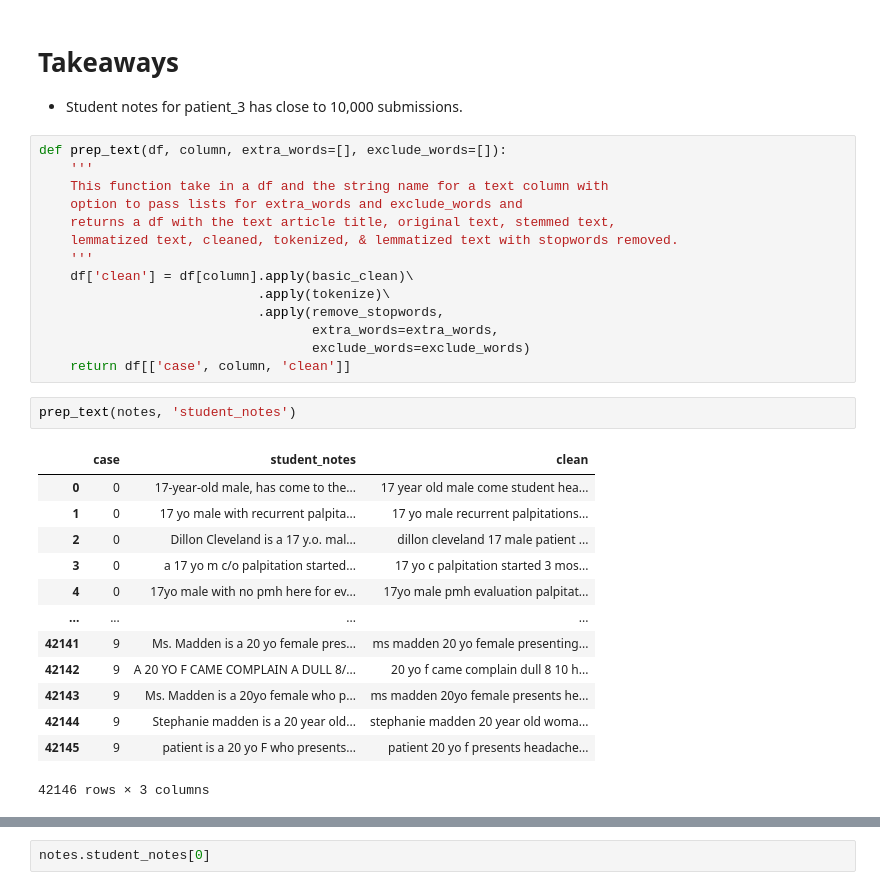
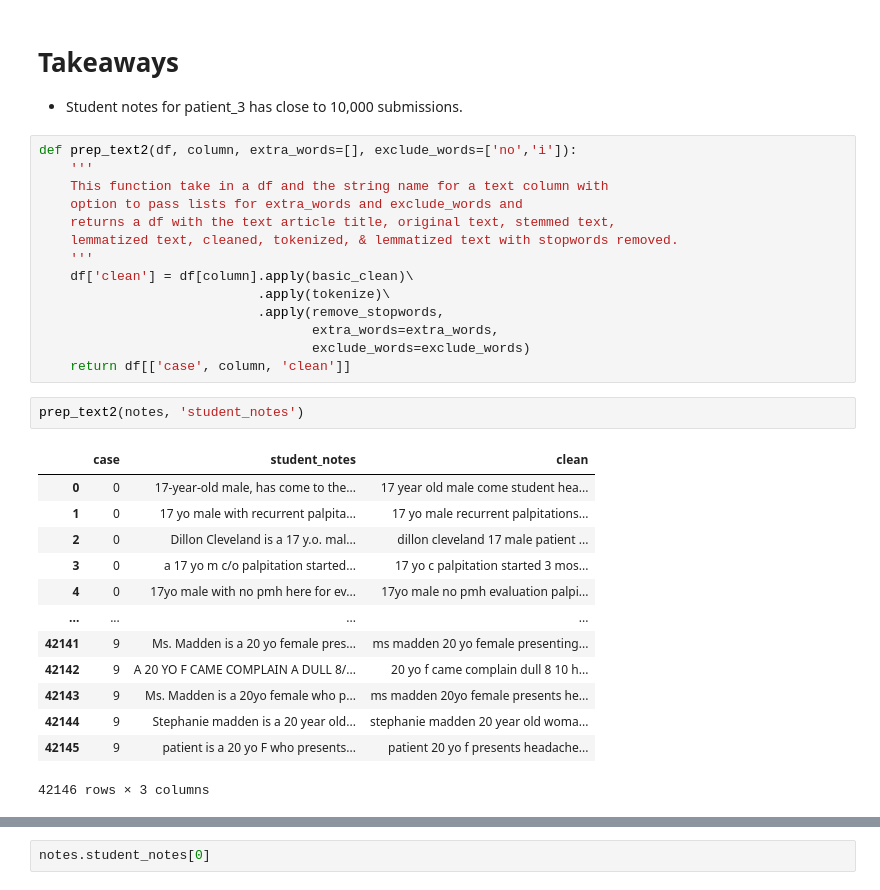
Before and after one commit to codeup-nlp-capstone/clinical_patient_notes, a Jupyter notebook: bts-explore.ipynb, the cells around one changed output, grey strips where cells are left out. Drawn from its saved outputs; the diff is of its cells as text.

```diff
--- a/bts-explore.ipynb
+++ b/bts-explore.ipynb
@@ -208,7 +209,7 @@ Name: case, dtype: int64
 # Takeaways
 * Student notes for patient_3 has close to 10,000 submissions.
 # %%
-def prep_text(df, column, extra_words=[], exclude_words=[]):
+def prep_text2(df, column, extra_words=[], exclude_words=['no','i']):
     '''
     This function take in a df and the string name for a text column with
     option to pass lists for extra_words and exclude_words and
@@ -222,14 +223,14 @@ def prep_text(df, column, extra_words=[], exclude_words=[]):
                                    exclude_words=exclude_words)
     return df[['case', column, 'clean']]
 # %%
-prep_text(notes, 'student_notes')
+prep_text2(notes, 'student_notes')
 # %% [output]
 |  | case | student_notes | clean |
 | 0 | 0 | 17-year-old male, has come to the... | 17 year old male come student hea... |
 | 1 | 0 | 17 yo male with recurrent palpita... | 17 yo male recurrent palpitations... |
 | 2 | 0 | Dillon Cleveland is a 17 y.o. mal... | dillon cleveland 17 male patient ... |
 | 3 | 0 | a 17 yo m c/o palpitation started... | 17 yo c palpitation started 3 mos... |
-| 4 | 0 | 17yo male with no pmh here for ev... | 17yo male pmh evaluation palpitat... |
+| 4 | 0 | 17yo male with no pmh here for ev... | 17yo male no pmh evaluation palpi... |
 | ... | ... | ... | ... |
 | 42141 | 9 | Ms. Madden is a 20 yo female pres... | ms madden 20 yo female presenting... |
 | 42142 | 9 | A 20 YO F CAME COMPLAIN A DULL 8/... | 20 yo f came complain dull 8 10 h... |
```
Also changed, not shown: parts of 21 cells of this notebook, 3 other files.
